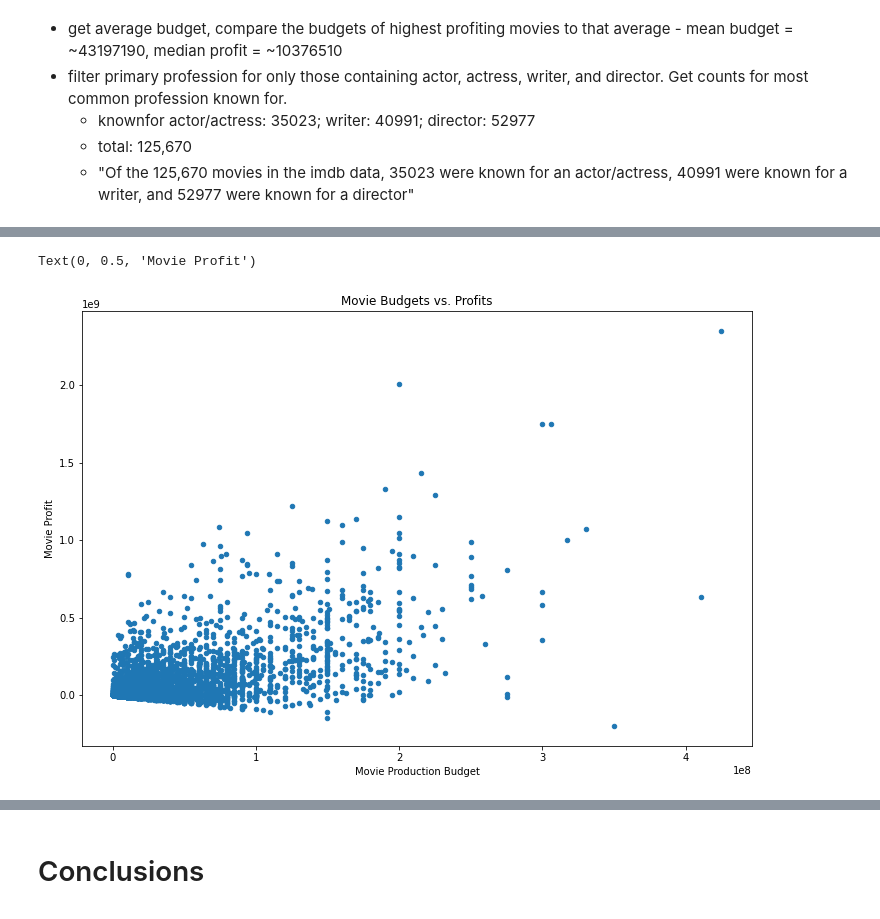
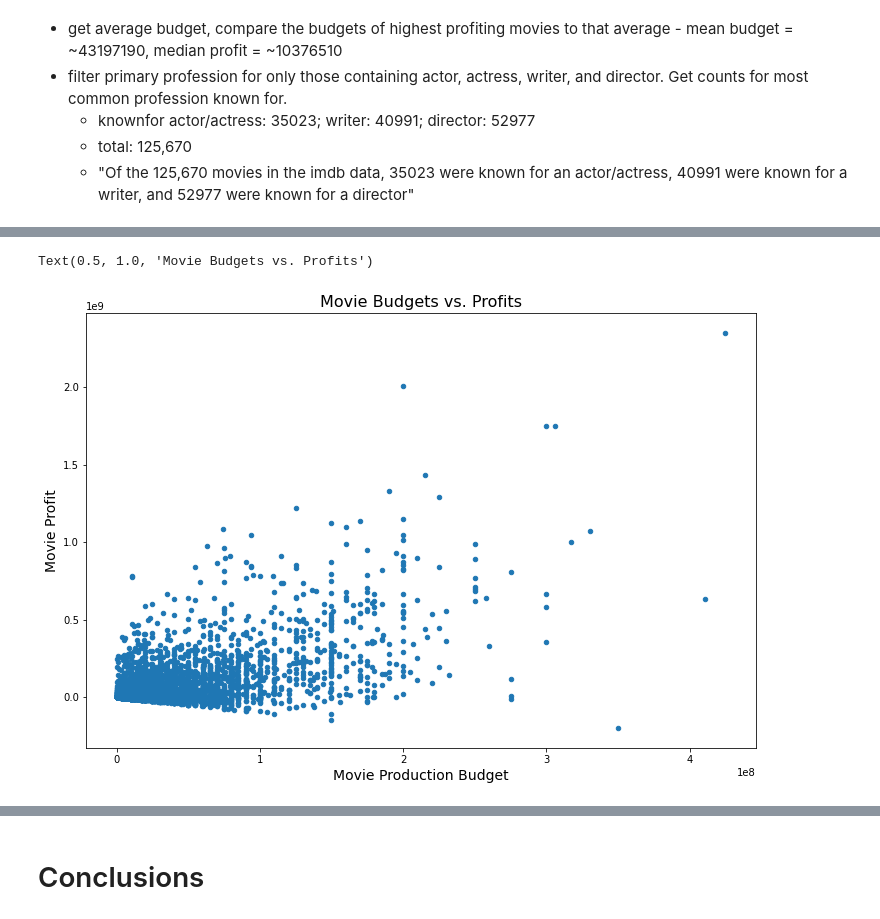
Before and after one commit to nicolemichaud03/Microsoft_Movie_data_project, a Jupyter notebook: Notebook.ipynb, the cells around one changed output, grey strips where cells are left out. Drawn from its saved outputs; the diff is of its cells as text; code cells hidden in the pictures.

```diff
--- a/Notebook.ipynb
+++ b/Notebook.ipynb
@@ -431,15 +434,16 @@ plot1 = knownby_df.plot(kind="bar", title="Who are different movies known for?",
 # %%
 tn_movie_budgets.plot(
     'production_budget', 'profit',
     kind='scatter',
     figsize=(12,8),
-    title="Movie Budgets vs. Profits"
+
     )
-plt.xlabel("Movie Production Budget")
-plt.ylabel("Movie Profit")
+plt.xlabel("Movie Production Budget", fontsize=14)
+plt.ylabel("Movie Profit", fontsize=14)
+plt.title("Movie Budgets vs. Profits", fontsize=16)
 # %% [output]
-Text(0, 0.5, 'Movie Profit')
+Text(0.5, 1.0, 'Movie Budgets vs. Profits')
-[figure, old version]
+[figure, new version]
 # %%
 import matplotlib.pyplot as plt
 
```
Also changed, not shown: parts of 3 cells of this notebook.
